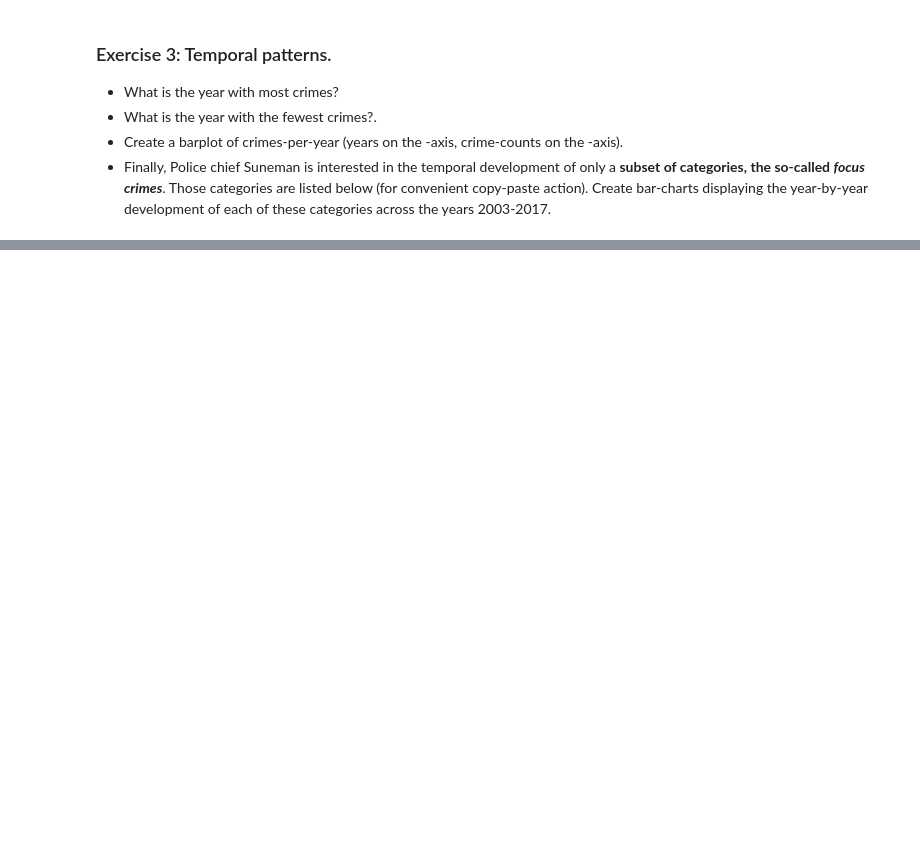
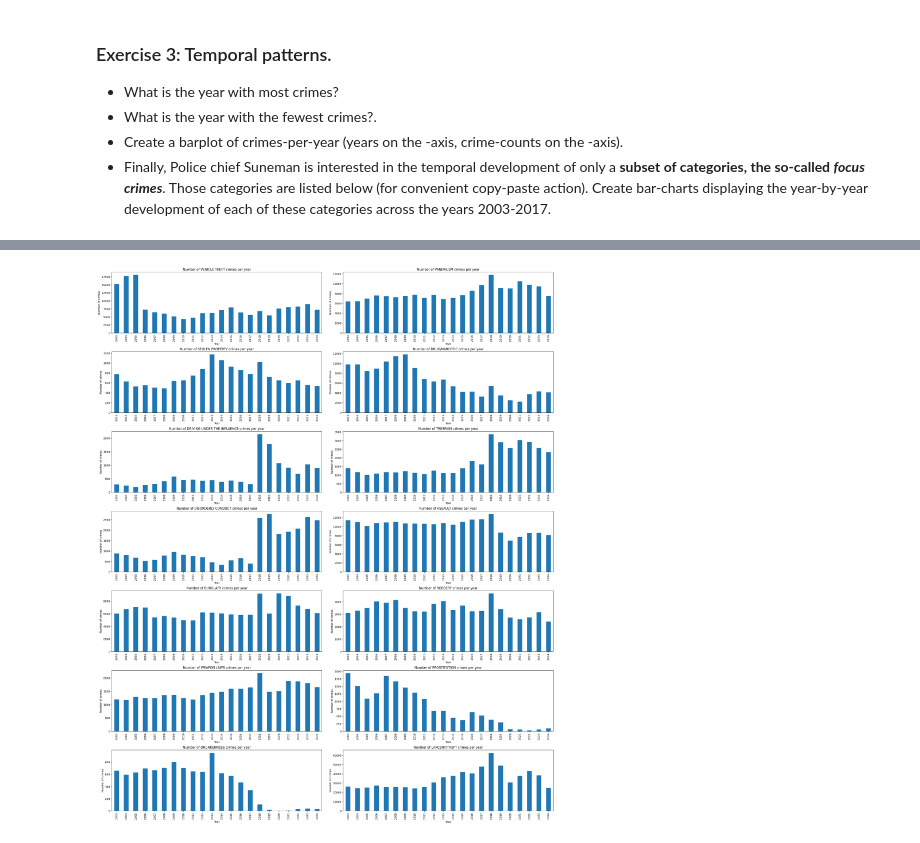
Before and after one commit to AleksandarLukic96/02806_Social_Data, a Jupyter notebook: notebooks/W1.ipynb, the cells around one changed output, grey strips where cells are left out. Drawn from its saved outputs; the diff is of its cells as text; code cells hidden in the pictures; blank space fills up the shorter version.

```diff
--- a/notebooks/W1.ipynb
+++ b/notebooks/W1.ipynb
@@ -385,0 +626,5 @@ print(f"The year with the fewest crimes is {year_fewest_crimes} with {fewest_cri
+# %%
+csv_merged_path = os.path.join(data_path, "Police_Department_Incident_Reports_Complete.csv")
+df = pd.read_csv(csv_merged_path)
+
+print("df merged shape:", df.shape)
@@ -385,0 +661,17 @@ print(f"The year with the fewest crimes is {year_fewest_crimes} with {fewest_cri
+# %%
+focuscrimes = set(['WEAPON LAWS', 'PROSTITUTION', 'DRIVING UNDER THE INFLUENCE', 'ROBBERY', 'BURGLARY', 'ASSAULT', 'DRUNKENNESS', 'DRUG/NARCOTIC', 'TRESPASS', 'LARCENY/THEFT', 'VANDALISM', 'VEHICLE THEFT', 'STOLEN PROPERTY', 'DISORDERLY CONDUCT'])
+
+#Visualising yearly crimes:
+import matplotlib.pyplot as plt
+#For each focus crime, create bar chart of number of crimes per year sorted by year\n",
+
+#Show as 2 subplots\n",
+fig, axs = plt.subplots(7, 2, figsize=(25, 30))
+fig.tight_layout(pad=5.0)  # Increase padding to avoid overlap
+for i, crime in enumerate(focuscrimes):
+    df[df['Category'] == crime]['Year'].value_counts().sort_index().plot(kind='bar', ax=axs[i//2, i%2])
+    axs[i//2, i%2].set_title('Number of ' + crime + ' crimes per year')
+    axs[i//2, i%2].set_ylabel('Number of crimes')
+    axs[i//2, i%2].set_xlabel('Year')
+# %% [output]
+[figure, added]
```
Also changed, not shown: parts of 36 cells of this notebook, 2 other files.
